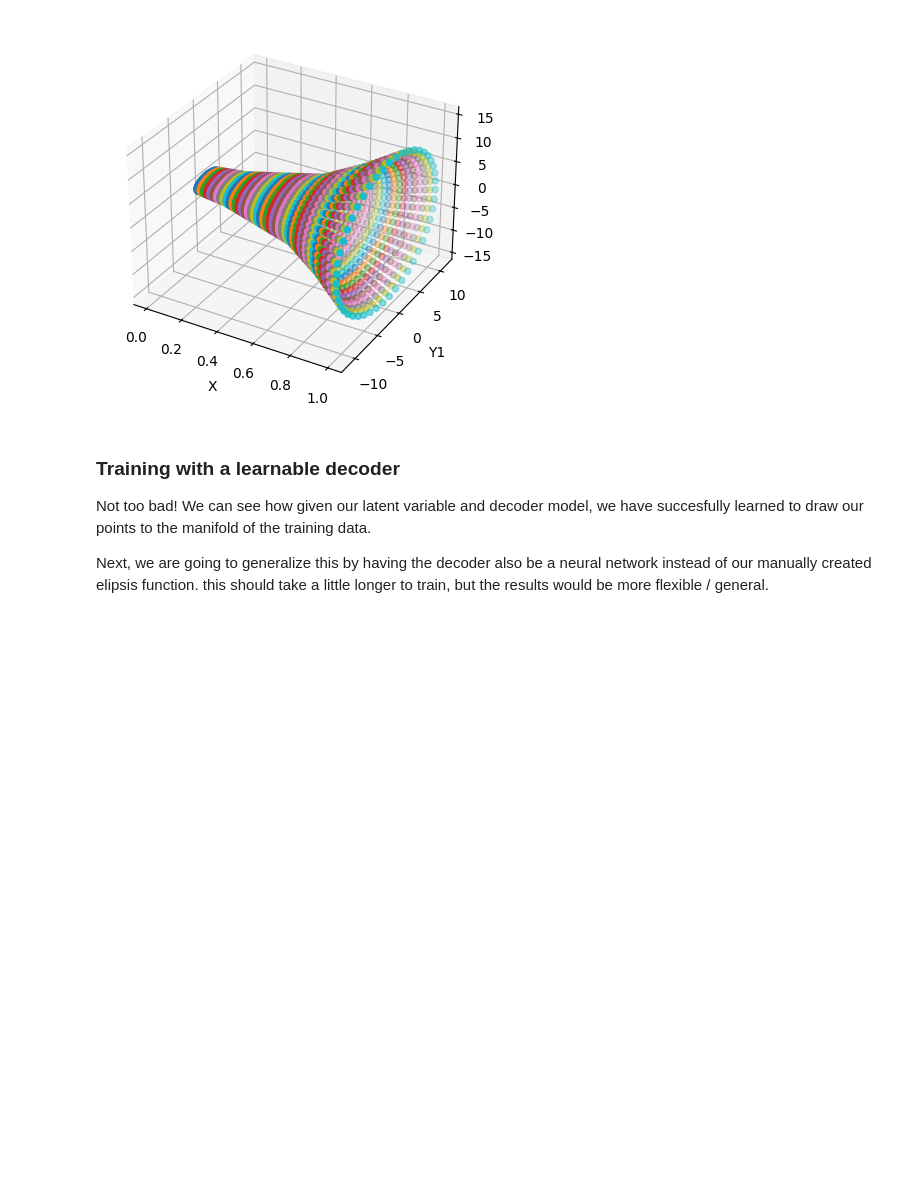
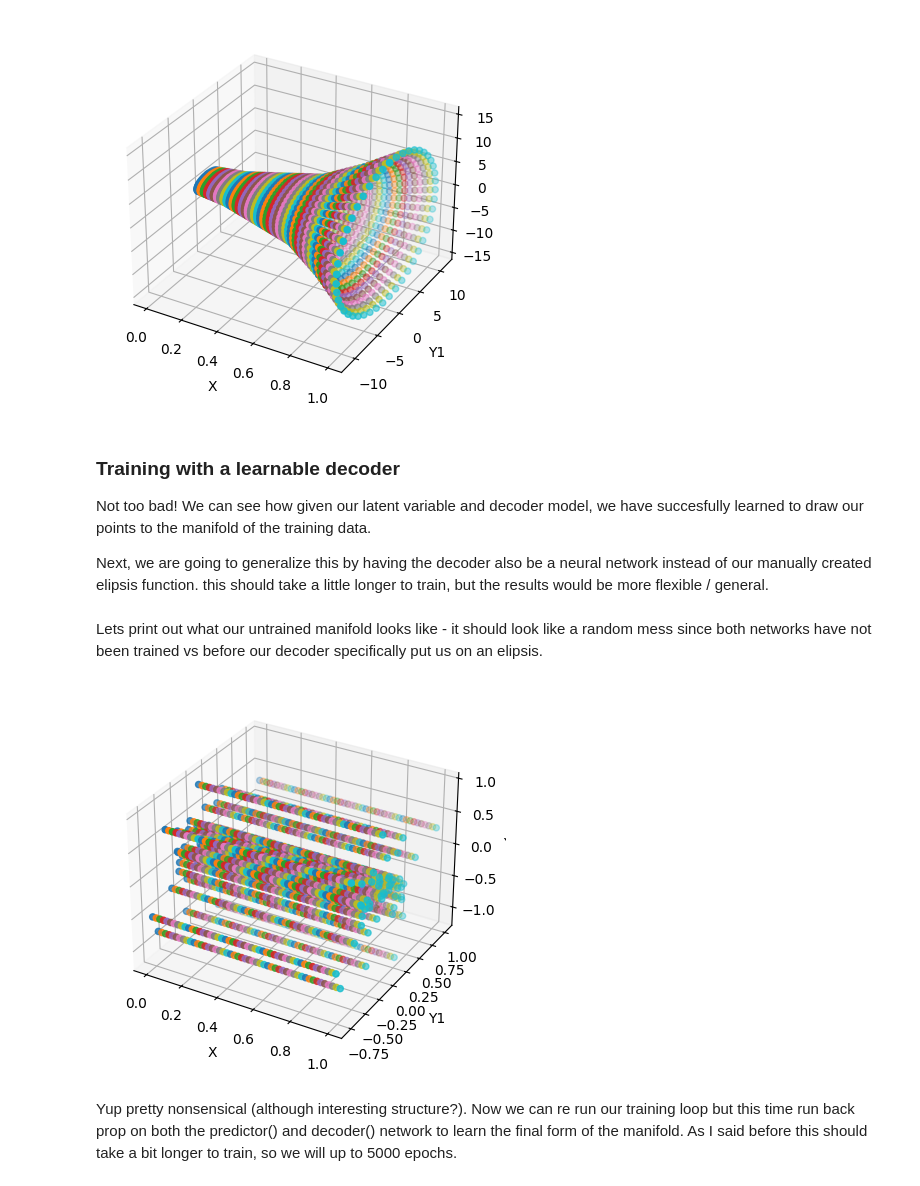
Before and after one commit to ncorriveau/math_helpers, a Jupyter notebook: ebm.ipynb, the cells around one changed output. Saved outputs shown, nothing was run; the diff lists cells and outputs as text; code cells hidden in the pictures; blank space fills up the shorter version.

Commit message:
adding learned decoder

```diff
--- a/ebm.ipynb
+++ b/ebm.ipynb
@@ -174,3 +178,43 @@ we have succesfully learned to draw our points to the manifold of the training d
 Next, we are going to generalize this by having the decoder also be a neural network instead of our
 manually created elipsis function. this should take a little longer to train, but the results
 would be more flexible / general.
+# %%
+INPUT_DIM = 50  # 48 z's per data point (Each with two coordinates)
+class Decoder(nn.Module):
+    """
+    Takes the output of our encoder model which is in R2 and decodes it along
+    with the latent variable z (R1), which represents theta here. We can stack
+    these two together to feed into the network.
+    """
+    def __init__(self):
+        super(Decoder, self).__init__()
+        self.fc1 = nn.Linear(INPUT_DIM, 128)
+        self.fc2 = nn.Linear(128, 256)
+        self.fc3 = nn.Linear(256, 96)  # 48 x 2
+
+    def forward(self, x):
+        x = torch.relu(self.fc1(x))
+        x = torch.relu(self.fc2(x))
+        x = self.fc3(x)
+        x = x.view(-1, 48, 2)  # reshape to 48 x 2
+        return x
+# %%
+predictor = Predictor()
+decoder = Decoder()
+combined_params = list(predictor.parameters()) + list(decoder.parameters())
+# %% [markdown]
+Lets print out what our untrained manifold looks like - it should look like a random mess since both networks have not been trained vs before our decoder specifically put us on an elipsis.
+# %%
+
+f = predictor(x)
+z_expand = theta.repeat(1, f.shape[0]).transpose(0, 1)
+decoder_input = torch.cat((f, z_expand), dim=1)  #n x 50
+y_hat = decoder(decoder_input)
+plot_mainfold(x.detach().numpy(), y_hat.detach().numpy())
+# %% [output]
+[figure, added]
+# %% [markdown]
+Yup pretty nonsensical (although interesting structure?). Now we can
+re run our training loop but this time run back prop on both the predictor()
+and decoder() network to learn the final form of the manifold. As I said before this should
+take a bit longer to train, so we will up to 5000 epochs.
```
Also changed, not shown: parts of 5 cells of this notebook.
